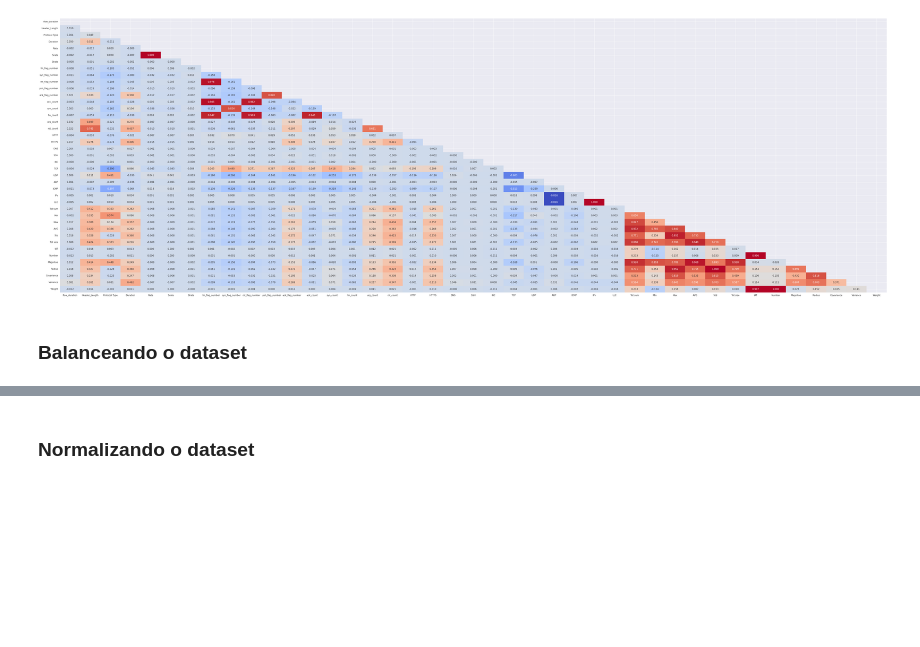
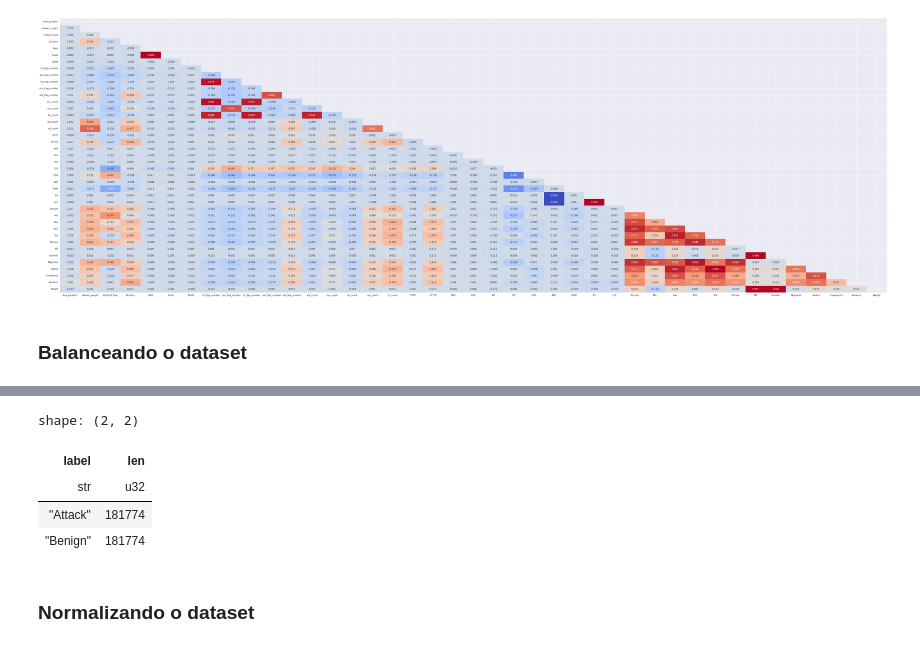
Before and after one commit to oliveiraleo/DCC130, a Jupyter notebook: Notebook.ipynb, the cells around one changed output, grey strips where cells are left out. Saved outputs shown, nothing was run; the diff lists cells and outputs as text; code cells hidden in the pictures; blank space fills up the shorter version.

```diff
--- a/Notebook.ipynb
+++ b/Notebook.ipynb
@@ -292,3 +335,11 @@ KeyboardInterrupt:
+# %%
+y_resampled.group_by("label").len()
+# %% [output]
+shape: (2, 2)
+| label | len |
+| str | u32 |
+| "Attack" | 181774 |
+| "Benign" | 181774 |
 # %% [markdown]
 ### Normalizando o dataset
 # %%
```
Also changed, not shown: parts of 9 cells of this notebook.
